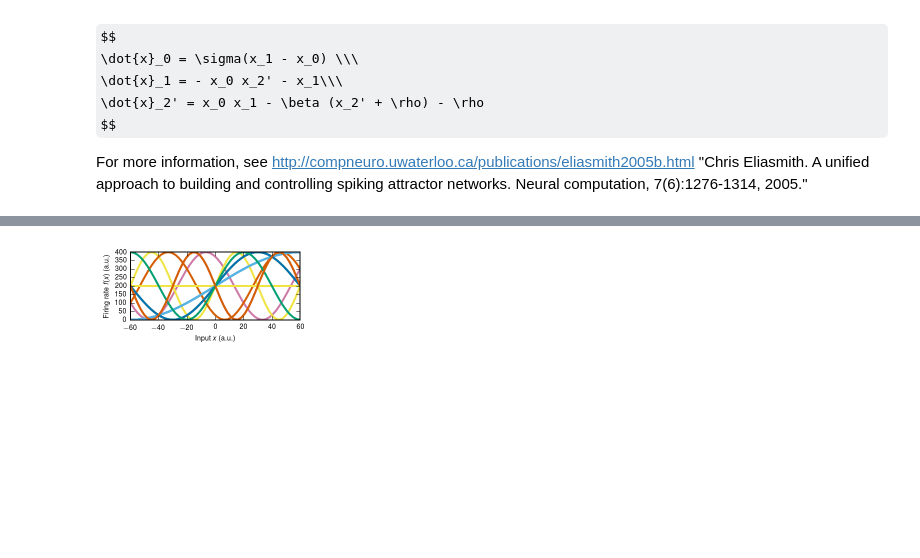
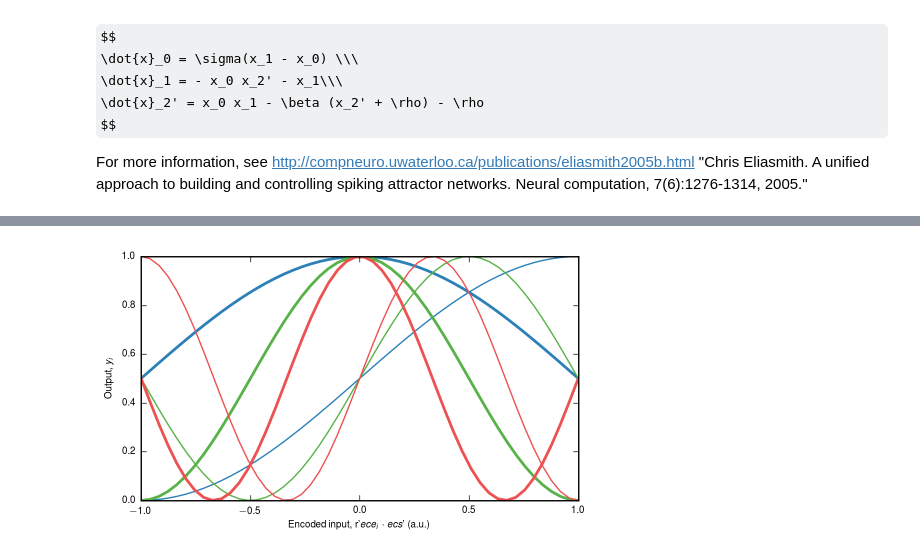
Before and after one commit to atait/nengo, a Jupyter notebook: examples/Fourier Sinusoid Neuron.ipynb, the cells around one changed output, grey strips where cells are left out. Drawn from its saved outputs; the diff is of its cells as text; code cells hidden in the pictures; some formulas as TeX source; blank space fills up the shorter version.

Commit message:
Major modifications to fourier sinusoid emulator notebook

```diff
--- a/examples/Fourier Sinusoid Neuron.ipynb
+++ b/examples/Fourier Sinusoid Neuron.ipynb
@@ -113,0 +172,11 @@ pp.close()
+# %%
+fig = plt.figure(2, figsize=(3,6), dpi=72)
+
+cm = plt.get_cmap('brg')
+cNorm  = colors.Normalize(vmin=0, vmax=num_neurons)
+scalarMap = cmx.ScalarMappable(norm=cNorm, cmap=cm)
+for i in range(num_neurons):
+    colorVal = scalarMap.to_rgba(i)
+    plt.plot(sim.trange(), sim.data[state_probe][:, i]/300 + i, color=colorVal)
+plt.xlabel('Time (ns)')
+plt.ylabel('Synaptic voltages, $s$ (a.u.)')
@@ -114,30 +186,52 @@ pp.close()
 # %%
 from nengo.utils.ensemble import tuning_curves
-#1D enconders
+from nengo.utils.ensemble import response_curves
 
-model = nengo.Network()
-with model:
-    num_neurons = np.int_(3*5)
-    encoders = np.tile([[1]], (np.int_(num_neurons),1))
-    intercepts = np.tile([-0.5,0,0.5], np.int_(num_neurons/3))
-    max_rates = np.tile([0,0.5,1,1.5,2], np.int_(num_neurons/5))
-    state = nengo.Ensemble(num_neurons, dimensions=1, intercepts=intercepts, neuron_type=nengo.neurons.FourierSinusoid(max_overall_rate=1),
-                       max_rates=max_rates,
-                       encoders=encoders, radius=60.)
-    state_probe = nengo.Probe(state)
+saving = False
 
-with nengo.Simulator(model) as sim:
-    eval_points, activities = tuning_curves(state, sim)
+# Thomas version using tuning_curves
 
-with PdfPages('tuning_curves.pdf') as pp:
-    fig = plt.figure(2, figsize=(3,1.5), dpi=72)
-    plt.plot(eval_points, activities, lw=2)
-    plt.xlabel("Input $x$ (a.u.)")
-    plt.ylabel("Firing rate $f(x)$ (a.u.)")
-    plt.tight_layout()
+#1D encoders
+# model = nengo.Network()
+# with model:
+#     num_neurons = np.int_(3*5)
+#     encoders = np.tile([[1]], (np.int_(num_neurons),1))
+#     intercepts = np.tile([-0.5,0,0.5], np.int_(num_neurons/3))
+#     max_rates = np.tile([0,0.5,1,1.5,2], np.int_(num_neurons/5))
+#     state = nengo.Ensemble(num_neurons, dimensions=1, intercepts=intercepts, neuron_type=nengo.neurons.FourierSinusoid(max_overall_rate=1),
+#                        max_rates=max_rates,
+#                        encoders=encoders, radius=60.)
+#     state_probe = nengo.Probe(state)
+
+# with nengo.Simulator(model) as sim:
+#     eval_points, activities = tuning_curves(state, sim)
+
+# Alex version
+eval_points, responses = response_curves(state, sim)
+if num_neurons != np.shape(responses)[1]:
+    raise Exception('Number of neurons(' + str(num_neurons) + ') and response curves(' + str(np.shape(responses)[1]) + ') is inconsistent')
+
+if saving:
+    pp = PdfPages('tuning_curves.pdf')
+fig = plt.figure(2, figsize=(5,3), dpi=72)
+# jet = cm = plt.get_cmap('winter')
+# cNorm  = colors.Normalize(vmin=0, vmax=(num_neurons-1)/2)
+cm = plt.get_cmap('Paired')
+cNorm  = colors.Normalize(vmin=0, vmax=12.01)
+scalarMap = cmx.ScalarMappable(norm=cNorm, cmap=cm)
+for i in range(0, int(num_neurons/num_encoders), 2):
+    colorVal = scalarMap.to_rgba(i+1)
+    plt.plot(eval_points, responses[:,i*(num_encoders)]/400, lw=1, hold=True, color=colorVal)
+    colorVal = scalarMap.to_rgba(i+1)
+    plt.plot(eval_points, responses[:,(i+1)*(num_encoders)]/400, lw=2, hold=True, color=colorVal)
+plt.xlabel("Encoded input, r'$\vec{e}_i \cdot \vec{s}$' (a.u.)")
+plt.ylabel("Output, $y_i$")
+plt.tight_layout()
+if saving:
     pp.savefig()
+    pp.close()
 # %% [output]
-[figure, old version]
+[figure, new version]
 # %%
 # the nengo's weight matrix is sim.data[weight_probe][0,:,:], but that gives the best approx to (x0, x1, x2)
 # if you want the interconnection matrix you need to encode this vector using the encoders variable.
```
Also changed, not shown: parts of 9 cells of this notebook, 9 other files.
